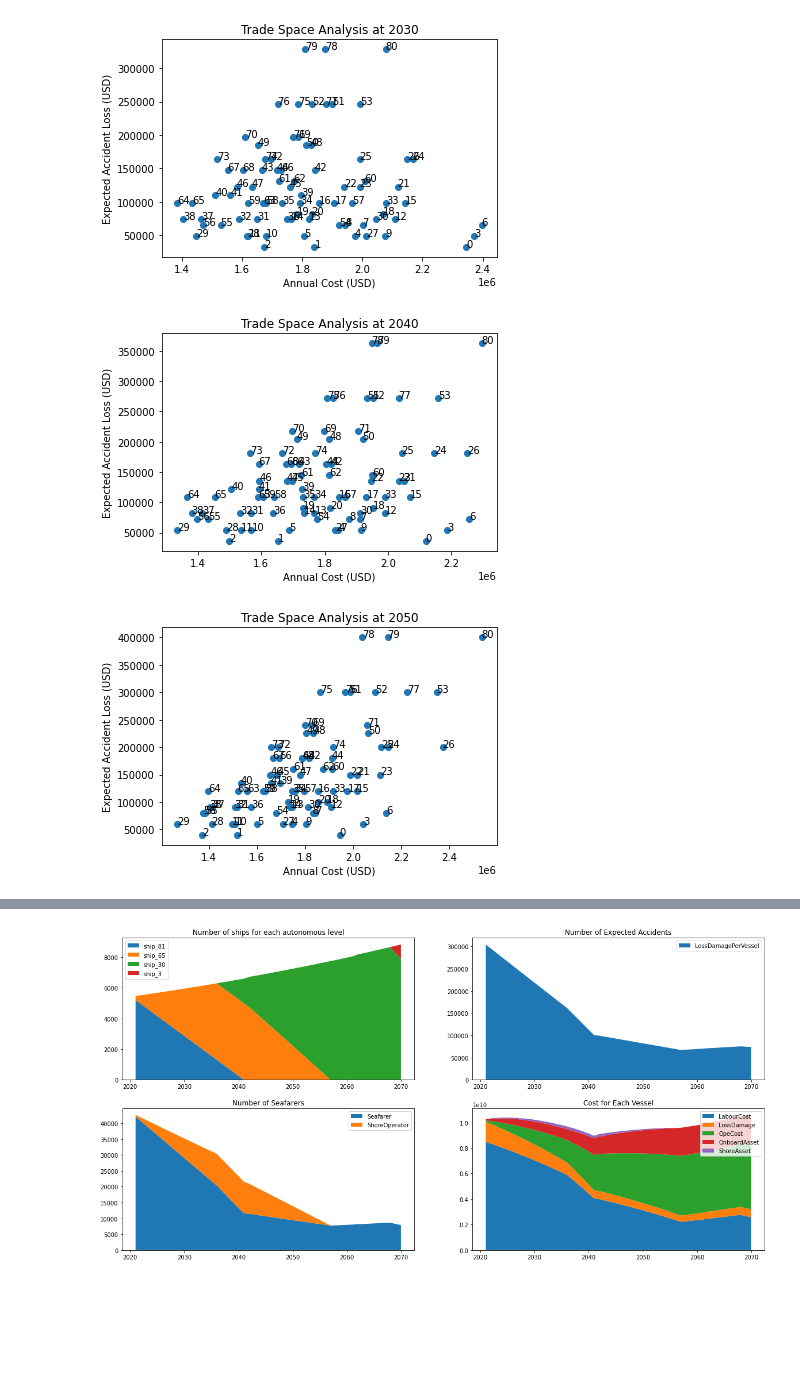
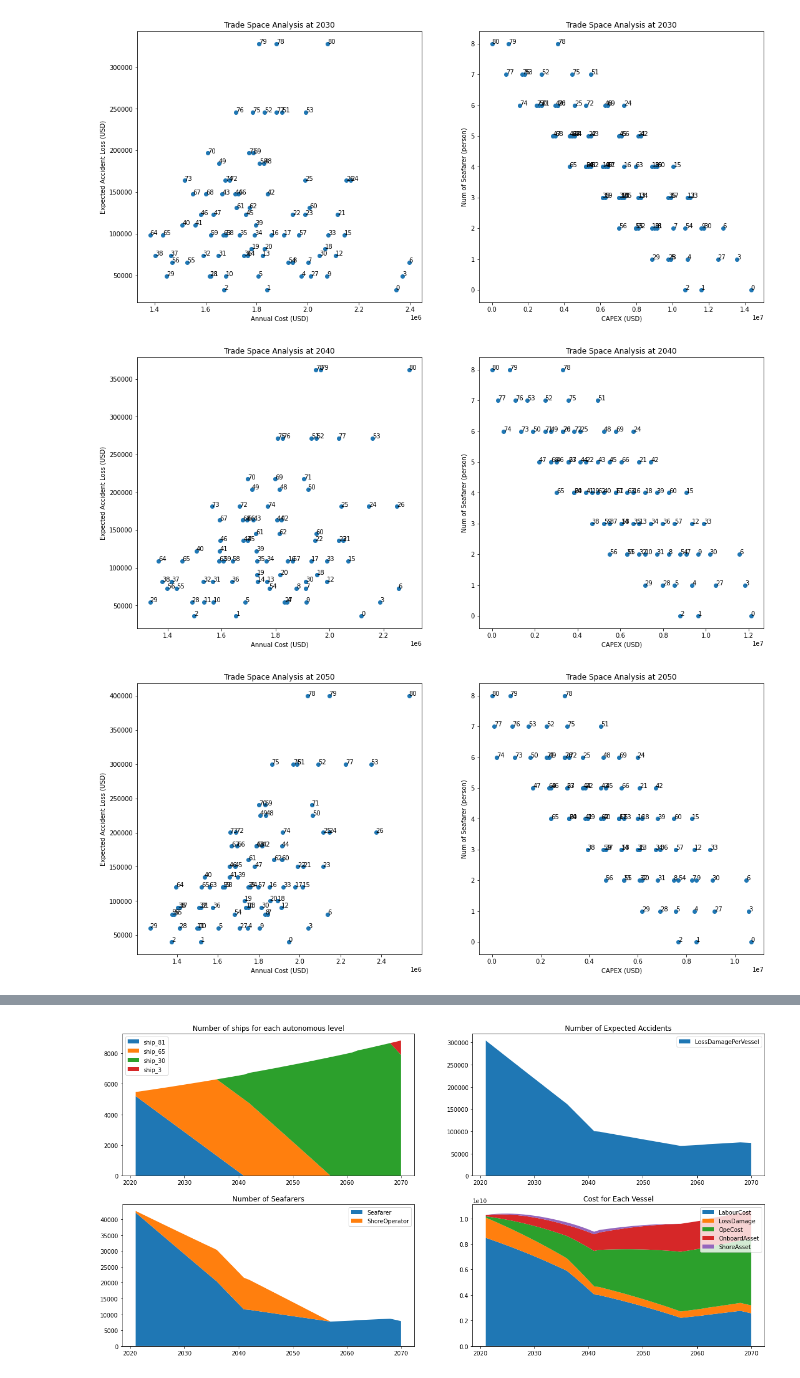
Before and after one commit to tnakash/autoship_trans_sim, a Jupyter notebook: main.ipynb, the cells around one changed output, grey strips where cells are left out. Saved outputs shown, nothing was run; the diff lists cells and outputs as text; code cells hidden in the pictures; blank space fills up the shorter version.

```diff
--- a/main.ipynb
+++ b/main.ipynb
@@ -241,21 +261,29 @@ spec = get_spec('spec_1')
 # %%
 # Select Ship and show Tradespace
 select = [0] * len(cost.Year)
 labels = []
 
 for i in range(len(cost.Year)):
     select[i], annual_cost, opex_sum, capex_sum, ac_loss, sf_sum = select_ship(spec, cost, i, ship_age)
 
     # Show tradespace
     if cost.Year[i]%10==0:
-        plt.scatter(x=annual_cost, y=ac_loss)
-        plt.title("Trade Space Analysis at " + str(cost.Year[i]))
-        plt.xlabel("Annual Cost (USD)")
-        plt.ylabel("Expected Accident Loss (USD)")
+        fig = plt.figure(figsize=(18,8))
+        ax1 = fig.add_subplot(1, 2, 1)
+        ax2 = fig.add_subplot(1, 2, 2)
+        ax1.scatter(x=annual_cost, y=ac_loss)
+        ax1.set_title("Trade Space Analysis at " + str(cost.Year[i]))
+        ax1.set_xlabel("Annual Cost (USD)")
+        ax1.set_ylabel("Expected Accident Loss (USD)")
+        ax2.scatter(x=capex_sum, y=sf_sum)
+        ax2.set_title("Trade Space Analysis at " + str(cost.Year[i]))
+        ax2.set_xlabel("CAPEX (USD)")
+        ax2.set_ylabel("Num of Seafarer (person)")
         for j, label in enumerate(spec.index.values):
-            plt.text(annual_cost[j], ac_loss[j], label)
+            ax1.text(annual_cost[j], ac_loss[j], label)
+            ax2.text(capex_sum[j], sf_sum[j], label)
         plt.show()
 # %% [output]
-[figure, old version]
+[figure, new version]
-[figure, old version]
+[figure, new version]
-[figure, old version]
+[figure, new version]
```
Also changed, not shown: parts of 5 cells of this notebook.
